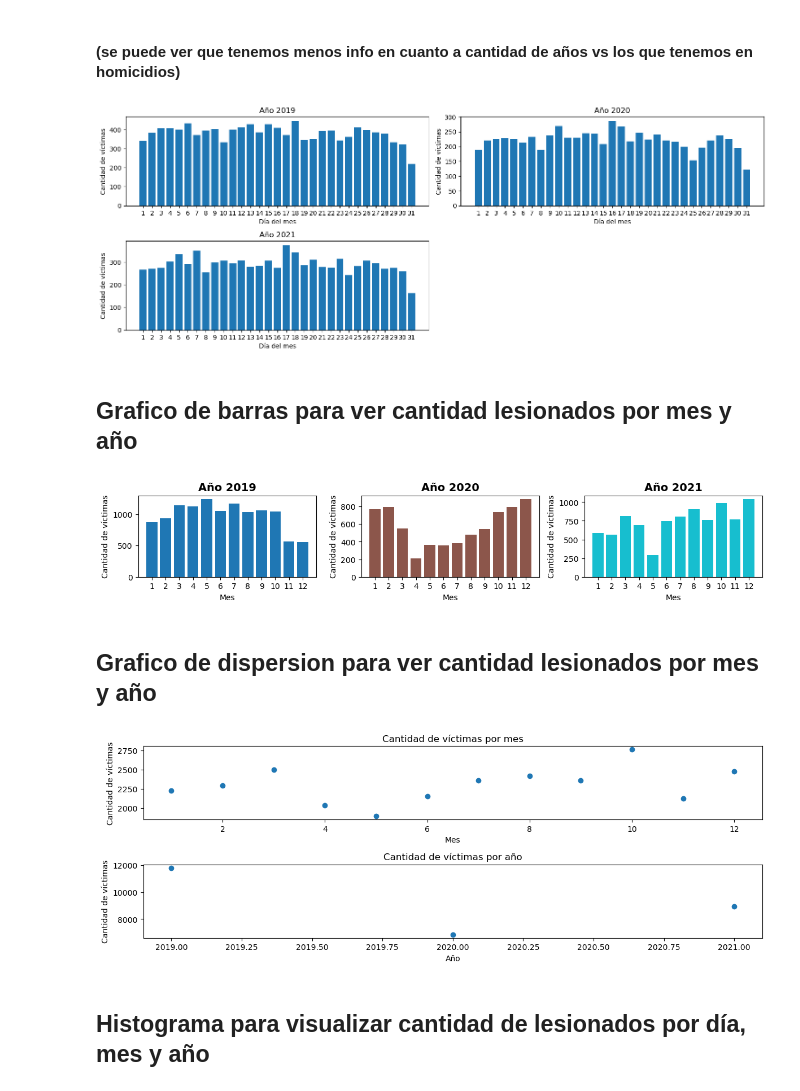
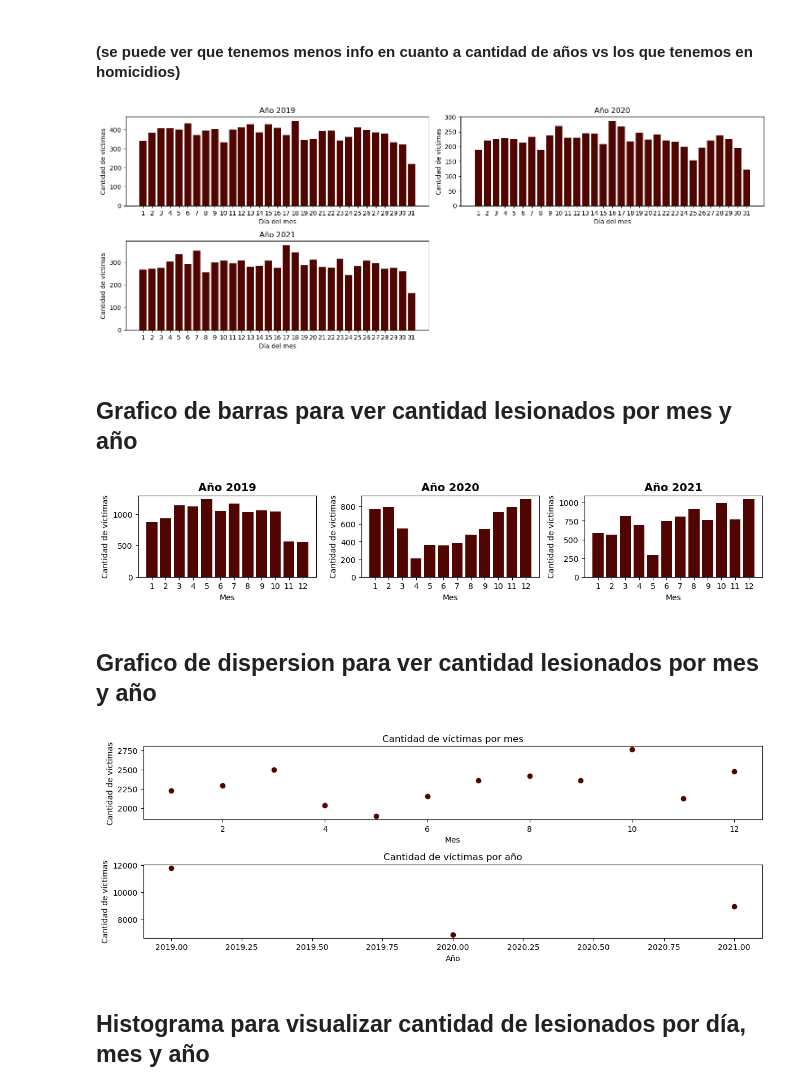
Before and after one commit to EliasIchi/PI2_Henry, a Jupyter notebook: EDA_siniestros viales CABA.ipynb, the cells around one changed output. Saved outputs shown, nothing was run; the diff lists cells and outputs as text; code cells hidden in the pictures.

```diff
--- a/EDA_siniestros viales CABA.ipynb
+++ b/EDA_siniestros viales CABA.ipynb
@@ -296,0 +279,26 @@ plt.show()
+# %%
+# Calcular la suma de víctimas por año y mes
+suma_victimas = h_hechos.groupby(['AAAA', 'MM'])['N_VICTIMAS'].sum().reset_index()
+
+# Configurar el tamaño de la figura
+plt.figure(figsize=(12, 8))
+
+# Crear el gráfico de caja y bigotes para cada año
+sns.boxplot(x='AAAA', y='N_VICTIMAS', data=suma_victimas)
+
+# Añadir etiquetas para outliers
+for año, datos in suma_victimas.groupby('AAAA'):
+    Q1 = datos['N_VICTIMAS'].quantile(0.25)
+    Q3 = datos['N_VICTIMAS'].quantile(0.75)
+    IQR = Q3 - Q1
+    outliers = datos[(datos['N_VICTIMAS'] < Q1 - 1.5 * IQR) | (datos['N_VICTIMAS'] > Q3 + 1.5 * IQR)]
+    for i, fila in outliers.iterrows():
+        plt.annotate(f"{fila['N_VICTIMAS']}", xy=(fila['AAAA'], fila['N_VICTIMAS']), xytext=(-15, 10), textcoords='offset points', arrowprops=dict(arrowstyle='-|>'))
+
+# Título y etiquetas de ejes
+plt.title('Suma de víctimas por año - Boxplot por mes')
+plt.xlabel('Año')
+plt.ylabel('Suma de víctimas')
+
+# Mostrar el gráfico
+plt.show()
@@ -319,10 +326,6 @@ plt.show()
 # %% [markdown]
 ## Gráfico de barras para visualizar cantidad de homicidios por tipo de acusado
 # %%
-import matplotlib.pyplot as plt
-import numpy as np
-
-
 # Crear una columna de año
 h_hechos['Año'] = h_hechos['FECHA'].dt.year
 
@@ -332,16 +335,11 @@ acusados_por_año = h_hechos.groupby(['ACUSADO', 'Año']).size().unstack(fill_va
 # Obtener la cantidad de años en el dataset
 cantidad_años = len(h_hechos['Año'].unique())
 
-# Crear un diccionario de colores fijos para cada acusado
-colores_acusados = {}
-for i, acusado in enumerate(acusados_por_año.index):
-    colores_acusados[acusado] = plt.cm.tab20(i / len(acusados_por_año.index))
-
 # Visualización de los resultados
 fig, axs = plt.subplots(cantidad_años, 1, figsize=(6, cantidad_años * 2.5))
 
 for i, año in enumerate(h_hechos['Año'].unique()):
-    acusados_por_año[año].plot(kind='bar', ax=axs[i], color=[colores_acusados[acusado] for acusado in acusados_por_año.index])
+    acusados_por_año[año].sort_values(ascending=False).plot(kind='bar', ax=axs[i], color="#500500")
     axs[i].set_title(f'Cantidad de homicidios por acusado - Año {año}', fontsize=10, fontweight='bold')
     axs[i].set_xlabel('')
     axs[i].set_ylabel('Cantidad de homicidios', fontsize=8)
@@ -356,8 +354,6 @@ plt.show()
 # %% [markdown]
 ## Gráfico de barras para visualizar cantidad de vicitmas por comuna
 # %%
-import matplotlib.pyplot as plt
-
 # Obtener los años únicos en el dataset
 años_unicos = sorted(h_hechos['Año'].unique())
 
@@ -366,7 +362,7 @@ fig, axs = plt.subplots(len(años_unicos), 1, figsize=(8, 2 * len(años_unicos))
 
 # Graficar el total de víctimas por año y comuna
 for i, año in enumerate(años_unicos):
-    datos_año = h_hechos[h_hechos['Año'] == año].groupby('COMUNA')['N_VICTIMAS'].sum().sort_index()
+    datos_año = h_hechos[h_hechos['Año'] == año].groupby('COMUNA')['N_VICTIMAS'].sum().sort_values(ascending=False)
     datos_año.plot(kind='bar', ax=axs[i], color='#500600')
     axs[i].set_title(f'Total de víctimas por comuna - Año {año}')
     axs[i].set_ylabel('Total de víctimas')
@@ -668,35 +716,35 @@ import matplotlib.pyplot as plt
 import numpy as np
 
 #se procede a transformar a la columna a fecha tipo datetime, ya que es objeto y no deja realizar EDA
 l_hechos['fecha'] = pd.to_datetime(l_hechos['fecha'])
 
 l_hechos['Dia'] = l_hechos['fecha'].dt.day
 l_hechos['Mes'] = l_hechos['fecha'].dt.month
 l_hechos['Año'] = l_hechos['fecha'].dt.year
 
 # Dividir los datos por año
 datos_por_año = l_hechos.groupby('Año')
 
 # Configurar el tamaño de la figura
 plt.figure(figsize=(15, 8))
 
 # Graficar por día, mes y año
 for i, (año, datos_año) in enumerate(datos_por_año):
     plt.subplot(3, 2, i+1)
     datos_por_dia = datos_año.groupby('Dia')['n_victimas'].sum()
-    plt.bar(datos_por_dia.index, datos_por_dia.values)
+    plt.bar(datos_por_dia.index, datos_por_dia.values, color = "#500500")
     plt.title(f'Año {año}')
     plt.xlabel('Día del mes')
     plt.ylabel('Cantidad de víctimas')
     plt.xticks(np.arange(1, 32))  # Mostrar todos los días en el eje x
 
 # Ajustar el espaciado entre subgráficos
 plt.tight_layout()
 
 # Mostrar el gráfico
 plt.show()
 # %% [output]
-[figure, old version]
+[figure, new version]
 # %% [markdown]
 ## Grafico de barras para ver cantidad lesionados por mes y año
 # %%
@@ -709,14 +757,11 @@ datos_por_año = l_hechos.groupby('Año')
 # Configurar el tamaño de la figura
 plt.figure(figsize=(12, 4))
 
-# Lista de colores para cada año
-colores = plt.cm.tab10(np.linspace(0, 1, len(datos_por_año)))
-
 # Graficar por día, mes y año
 for i, (año, datos_año) in enumerate(datos_por_año):
     plt.subplot(2, 3, i+1)
     datos_por_mes = datos_año.groupby('Mes')['n_victimas'].sum()
-    plt.bar(datos_por_mes.index, datos_por_mes.values, color=colores[i])
+    plt.bar(datos_por_mes.index, datos_por_mes.values, color="#500500")
     plt.title(f'Año {año}', fontsize=14, fontweight='bold')  # Título más grande y en negrita
     plt.xlabel('Mes')
     plt.ylabel('Cantidad de víctimas')
@@ -728,7 +773,7 @@ plt.tight_layout()
 # Mostrar el gráfico
 plt.show()
 # %% [output]
-[figure, old version]
+[figure, new version]
 # %% [markdown]
 ## Grafico de dispersion para ver cantidad lesionados por mes y año
 # %%
@@ -740,7 +785,7 @@ plt.figure(figsize=(12, 6))
 # Graficar la cantidad total de víctimas por mes
 plt.subplot(3, 1, 1)
 victimas_por_mes = l_hechos.groupby('Mes')['n_victimas'].sum()
-plt.scatter(victimas_por_mes.index, victimas_por_mes.values)
+plt.scatter(victimas_por_mes.index, victimas_por_mes.values, color = "#500500")
 plt.title('Cantidad de víctimas por mes')
 plt.xlabel('Mes')
 plt.ylabel('Cantidad de víctimas')
@@ -748,7 +793,7 @@ plt.ylabel('Cantidad de víctimas')
 # Graficar la cantidad total de víctimas por año
 plt.subplot(3, 1, 2)
 victimas_por_año = l_hechos.groupby('Año')['n_victimas'].sum()
-plt.scatter(victimas_por_año.index, victimas_por_año.values)
+plt.scatter(victimas_por_año.index, victimas_por_año.values, color = "#500500")
 plt.title('Cantidad de víctimas por año')
 plt.xlabel('Año')
 plt.ylabel('Cantidad de víctimas')
@@ -759,7 +804,7 @@ plt.tight_layout()
 # Mostrar el gráfico
 plt.show()
 # %% [output]
-[figure, old version]
+[figure, new version]
 # %% [markdown]
 ## Histograma para visualizar cantidad de lesionados por día, mes y año
 # %%
```
Also changed, not shown: parts of 59 cells of this notebook.
